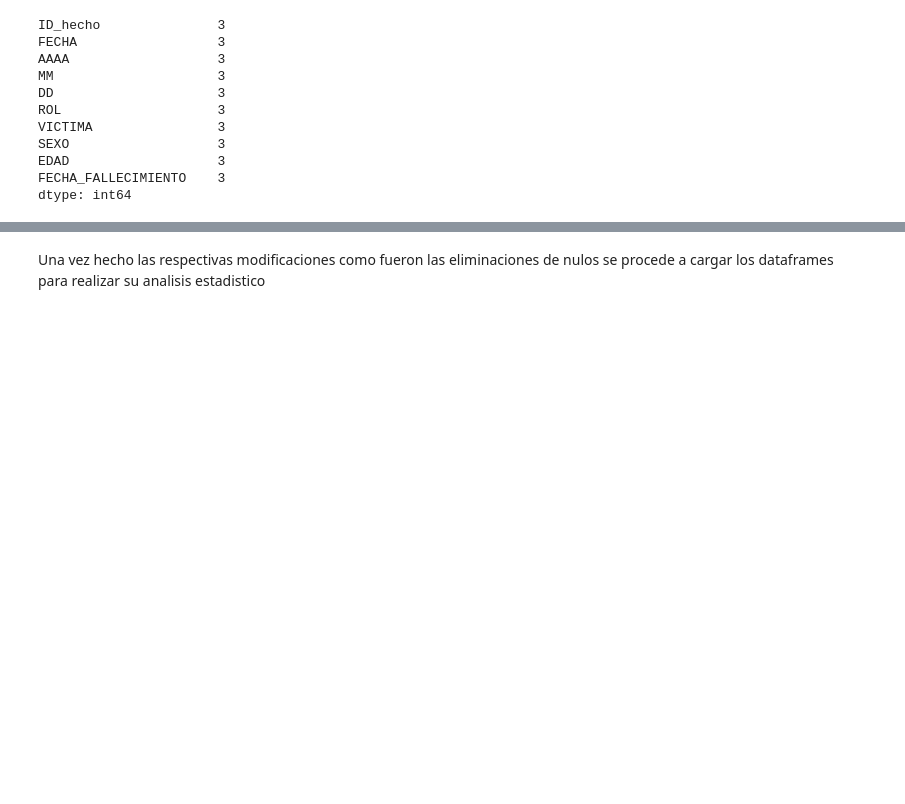
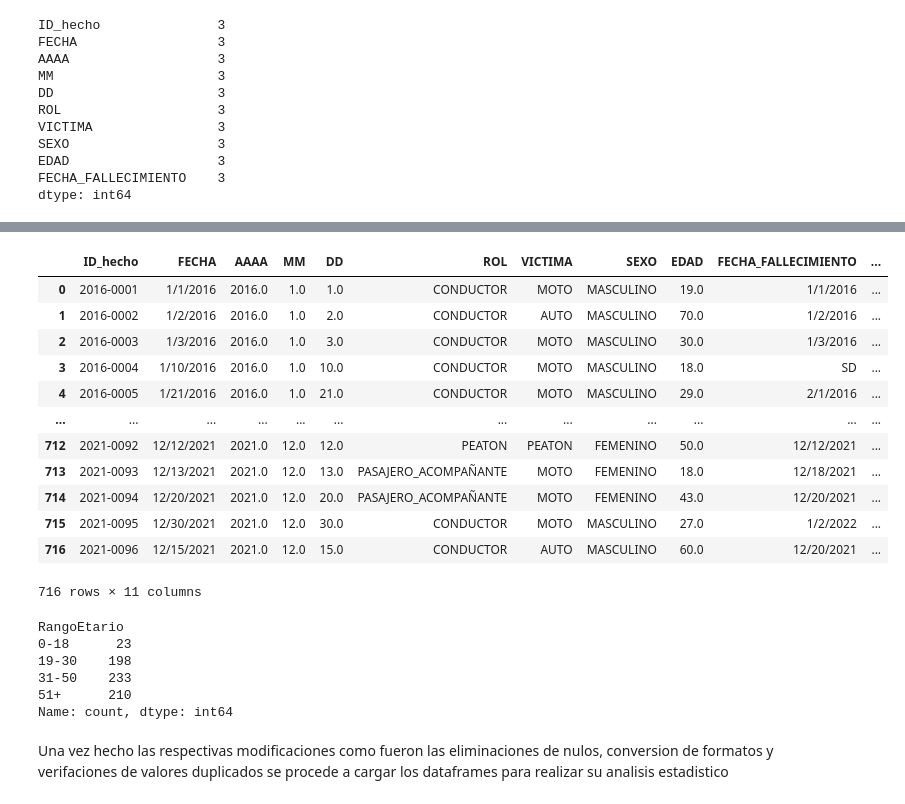
Before and after one commit to felipe97rg/PI02_DA, a Jupyter notebook: ETL_Homicidios.ipynb, the cells around one changed output, grey strips where cells are left out. Saved outputs shown, nothing was run; the diff lists cells and outputs as text; code cells hidden in the pictures; blank space fills up the shorter version.

```diff
--- a/ETL_Homicidios.ipynb
+++ b/ETL_Homicidios.ipynb
@@ -113,0 +280,4 @@ dtype: int64
+# %%
+# Eliminacion de las filas
+df_Hechos_1.drop(df_Hechos_1[df_Hechos_1['COMUNA'] == 0].index, inplace=True)
+df_Victimas.drop(df_Victimas[df_Victimas['ID_hecho']=='2016-0174'].index, inplace=True)
@@ -165,6 +406,12 @@ dtype: int64
 # %%
 # Eliminar de datos nulos
 df_Victimas_1 = df_Victimas[df_Victimas.isnull().sum(axis=1)<=1]
+# %%
+# Eliminar datos duplicados
+df_Victimas_1 = df_Victimas_1.drop_duplicates()
+# %%
+# Transformar los datos de la columna 'EDAD' a numerico
+df_Victimas_1['EDAD'] =  pd.to_numeric(df_Victimas_1['EDAD'], errors='coerce')
 # %%
 df_Victimas_1
 # %% [output]
@@ -184,5 +521,39 @@ df_Victimas_1
+# %%
+# Definir los rangos etarios
+bins = [0, 18, 30, 50, float('inf')]
+etiquetas = ['0-18', '19-30', '31-50', '51+']
+
+# Crear una nueva columna 'RangoEtario' utilizando pd.cut
+df_Victimas_1['RangoEtario'] = pd.cut(df_Victimas_1['EDAD'], bins=bins, labels=etiquetas, right=False)
+
+# Mostrar los resultado
+df_Victimas_1
+# %% [output]
+|  | ID_hecho | FECHA | AAAA | MM | DD | ROL | VICTIMA | SEXO | EDAD | FECHA_FALLECIMIENTO | ... |
+| 0 | 2016-0001 | 1/1/2016 | 2016.0 | 1.0 | 1.0 | CONDUCTOR | MOTO | MASCULINO | 19.0 | 1/1/2016 | ... |
+| 1 | 2016-0002 | 1/2/2016 | 2016.0 | 1.0 | 2.0 | CONDUCTOR | AUTO | MASCULINO | 70.0 | 1/2/2016 | ... |
+| 2 | 2016-0003 | 1/3/2016 | 2016.0 | 1.0 | 3.0 | CONDUCTOR | MOTO | MASCULINO | 30.0 | 1/3/2016 | ... |
+| 3 | 2016-0004 | 1/10/2016 | 2016.0 | 1.0 | 10.0 | CONDUCTOR | MOTO | MASCULINO | 18.0 | SD | ... |
+| 4 | 2016-0005 | 1/21/2016 | 2016.0 | 1.0 | 21.0 | CONDUCTOR | MOTO | MASCULINO | 29.0 | 2/1/2016 | ... |
+| ... | ... | ... | ... | ... | ... | ... | ... | ... | ... | ... | ... |
+| 712 | 2021-0092 | 12/12/2021 | 2021.0 | 12.0 | 12.0 | PEATON | PEATON | FEMENINO | 50.0 | 12/12/2021 | ... |
+| 713 | 2021-0093 | 12/13/2021 | 2021.0 | 12.0 | 13.0 | PASAJERO_ACOMPAÑANTE | MOTO | FEMENINO | 18.0 | 12/18/2021 | ... |
+| 714 | 2021-0094 | 12/20/2021 | 2021.0 | 12.0 | 20.0 | PASAJERO_ACOMPAÑANTE | MOTO | FEMENINO | 43.0 | 12/20/2021 | ... |
+| 715 | 2021-0095 | 12/30/2021 | 2021.0 | 12.0 | 30.0 | CONDUCTOR | MOTO | MASCULINO | 27.0 | 1/2/2022 | ... |
+| 716 | 2021-0096 | 12/15/2021 | 2021.0 | 12.0 | 15.0 | CONDUCTOR | AUTO | MASCULINO | 60.0 | 12/20/2021 | ... |
+716 rows × 11 columns
+# %%
+frecuencia = df_Victimas_1['RangoEtario'].value_counts().sort_index()
+print(frecuencia)
+# %% [output]
+RangoEtario
+0-18      23
+19-30    198
+31-50    233
+51+      210
+Name: count, dtype: int64
 # %% [markdown]
-Una vez hecho las respectivas modificaciones como fueron las eliminaciones de nulos se procede a cargar los dataframes para realizar su analisis estadistico
+Una vez hecho las respectivas modificaciones como fueron las eliminaciones de nulos, conversion de formatos y verifaciones de valores duplicados se procede a cargar los dataframes para realizar su analisis estadistico
 # %%
 # Exportacion de los dataframe en formato parquet
 df_Hechos_1.to_parquet('Data\Hechos_Homicidios_ETL.parquert', index = False)
```
Also changed, not shown: parts of 31 cells of this notebook, 2 other files.
